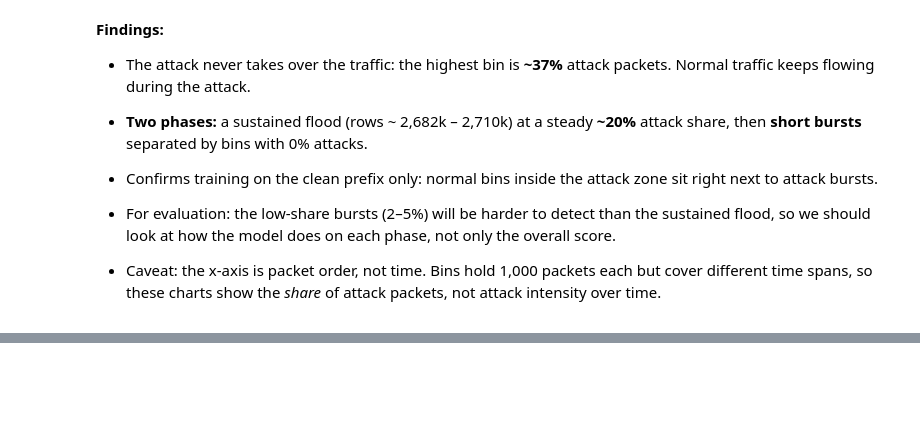
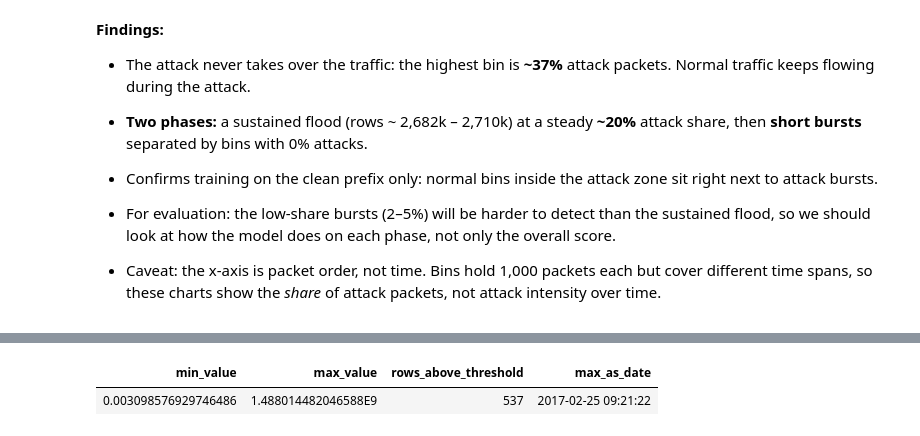
Before and after one commit to SantiLopBla/kitsune-network-anomaly-detection, a Jupyter notebook: Notebooks/Exploration/eda_syn_dos.ipynb, the cells around one changed output, grey strips where cells are left out. Drawn from its saved outputs; the diff is of its cells as text; code cells hidden in the pictures; blank space fills up the shorter version.

```diff
--- a/Notebooks/Exploration/eda_syn_dos.ipynb
+++ b/Notebooks/Exploration/eda_syn_dos.ipynb
@@ -125,0 +134,17 @@ plt.show()
+# %%
+# Prediction: a few hundred/thousand rows (one per new IP-to-IP conversation)
+
+TIMESTAMP_THRESHOLD = 1e9  # 1e9 seconds = ~31 years: no real gap is this big
+col = F.col("hh_jit_l0_01_mean")
+
+jit_check = packets.agg(
+    F.min(col).alias("min_value"),
+    F.max(col).alias("max_value"),
+    F.count_if(col >= TIMESTAMP_THRESHOLD).alias("rows_above_threshold"),
+    F.from_unixtime(F.max(col)).alias("max_as_date"),  # seconds since 1970 -> readable date
+)
+
+display(jit_check)
+# %% [output]
+| min_value | max_value | rows_above_threshold | max_as_date |
+| 0.003098576929746486 | 1.488014482046588E9 | 537 | 2017-02-25 09:21:22 |
```
Also changed, not shown: parts of 5 cells of this notebook.
